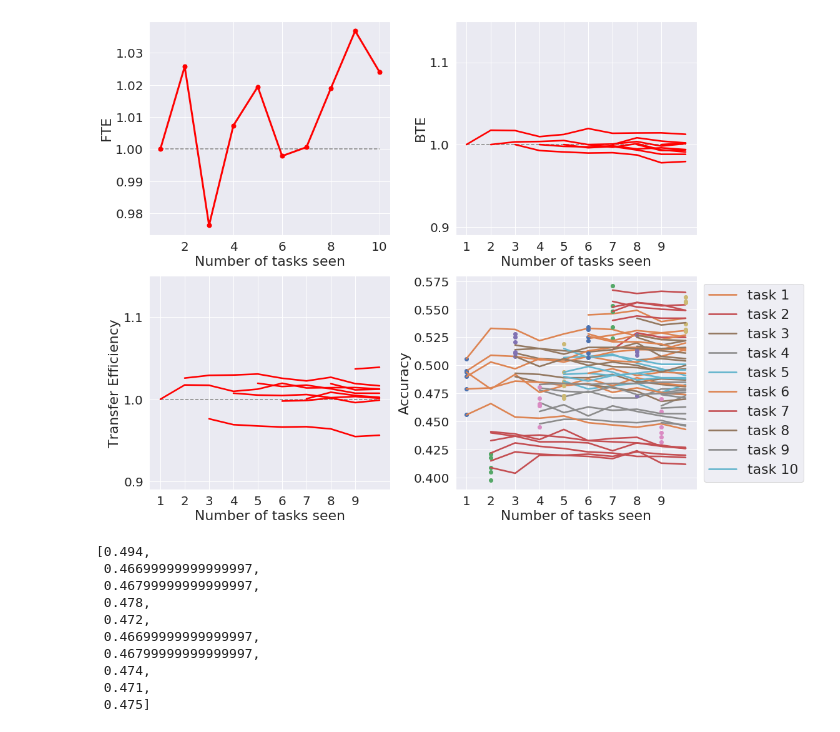
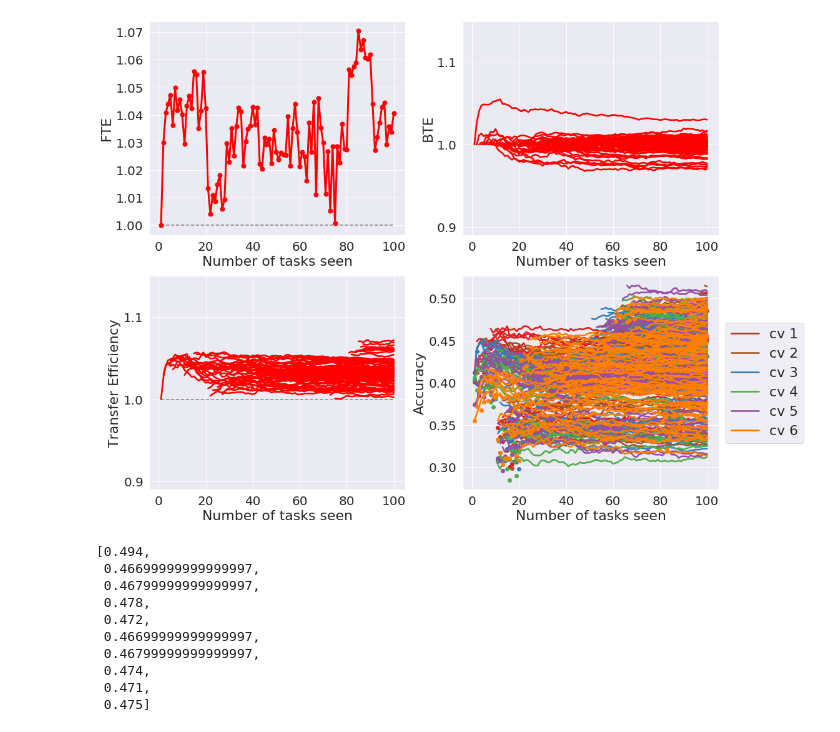
Before and after one commit to neurodata/lifelong_learner, a Jupyter notebook: lifelong_learner/notebooks/plot_syn1_increasing_trees.ipynb, the cells around one changed output. Drawn from its saved outputs; the diff is of its cells as text; code cells hidden in the pictures.

Commit message:
minibatch plot

```diff
--- a/lifelong_learner/notebooks/plot_syn1_increasing_trees.ipynb
+++ b/lifelong_learner/notebooks/plot_syn1_increasing_trees.ipynb
@@ -37,7 +40,7 @@ def get_fte_bte(err, ntrees, cv):
 
     return fte,bte,te
 # %%
-def calc_mean_bte(btes,task_num=10,cv=6):
+def calc_mean_bte(btes,task_num=100,cv=6):
     mean_bte = [[] for i in range(task_num)]
 
 
@@ -51,7 +54,7 @@ def calc_mean_bte(btes,task_num=10,cv=6):
 
     return mean_bte
 # %%
-def calc_mean_te(tes,task_num=10,cv=6):
+def calc_mean_te(tes,task_num=100,cv=6):
     mean_te = [[] for i in range(task_num)]
 
     for j in range(task_num):
@@ -64,7 +67,7 @@ def calc_mean_te(tes,task_num=10,cv=6):
 
     return mean_te
 # %%
-def calc_mean_fte(ftes,task_num=10,cv=6):
+def calc_mean_fte(ftes,task_num=100,cv=6):
     fte = np.asarray(ftes)
 
     return list(np.mean(np.asarray(fte_tmp),axis=0))
@@ -87,7 +90,7 @@ def calc_mean_err(err,task_num=10,cv=6):
 ntrees = 100
 cvs = 6
 alg_num = 1
-task_num = 10
+task_num = 100
 
 btes = [[] for i in range(task_num)]
 ftes = [[] for i in range(task_num)]
@@ -102,9 +105,11 @@ err_tmp = [[] for _ in range(cvs)]
 for cv in range(cvs):
     #filename = '../result/'+'LF_'+str(ntrees)+'__'+str(cv+1)+'.pickle'
 
-    filename = '/data/Jayanta/continual-learning/crossval_res/'+'LF_'+str(ntrees)+'__'+str(cv+1)+'.pickle'
+    #filename = '/data/Jayanta/continual-learning/crossval_res/'+'LF_'+str(ntrees)+'__'+str(cv+1)+'.pickle'
+    filename = '../result/'+'LF'+str(cv+1)+'.pickle'
     print(filename)
     err = unpickle(filename)
+    #print(err)
     fte, bte, te = get_fte_bte(err,ntrees,cv)
 
     err_ = [[] for i in range(task_num)]
@@ -147,7 +149,8 @@ error = calc_mean_err(err_tmp)
 # %%
 sns.set()
 
-clr = ["#e41a1c", "#e41a1c", "#a65628", "#377eb8", "#4daf4a", "#984ea3", "#ff7f00", "#CCCC00"]
+n_tasks=100
+clr = ["#e41a1c", "#a65628", "#377eb8", "#4daf4a", "#984ea3", "#ff7f00", "#CCCC00"]
 c = sns.color_palette(clr, n_colors=len(clr))
 
 fontsize=22
@@ -155,13 +158,13 @@ ticksize=20
 
 fig, ax = plt.subplots(2,2, figsize=(16,11.5))
 #fig.suptitle('ntrees = '+str(ntrees),fontsize=25)
-ax[0][0].plot(np.arange(1,11), fte, c='red', marker='.', markersize=14, linewidth=3)
-ax[0][0].hlines(1, 1,10, colors='grey', linestyles='dashed',linewidth=1.5)
+ax[0][0].plot(np.arange(1,n_tasks+1), fte, c='red', marker='.', markersize=14, linewidth=3)
+ax[0][0].hlines(1, 1,100, colors='grey', linestyles='dashed',linewidth=1.5)
 ax[0][0].tick_params(labelsize=ticksize)
 ax[0][0].set_xlabel('Number of tasks seen', fontsize=fontsize)
 ax[0][0].set_ylabel('FTE', fontsize=fontsize)
 
-n_tasks=10
+
 for i in range(n_tasks):
 
     et = np.asarray(bte[i])
@@ -172,56 +175,55 @@ for i in range(n_tasks):
 ax[0][1].set_xlabel('Number of tasks seen', fontsize=fontsize)
 ax[0][1].set_ylabel('BTE', fontsize=fontsize)
 ax[0][1].set_yticks([.4,.6,.8,.9,1, 1.1,1.2])
-ax[0][1].set_xticks(np.arange(1,10))
+#ax[0][1].set_xticks(np.arange(1,10))
 ax[0][1].set_ylim(0.89, 1.15)
 ax[0][1].tick_params(labelsize=ticksize)
-ax[0][1].hlines(1, 1,10, colors='grey', linestyles='dashed',linewidth=1.5)
+ax[0][1].hlines(1, 1,100, colors='grey', linestyles='dashed',linewidth=1.5)
 
 
-n_tasks=10
+
 for i in range(n_tasks):
 
     et = np.asarray(te[i])
 
     ns = np.arange(i + 1, n_tasks + 1)
     ax[1][0].plot(ns, et, c='red', linewidth = 2.6)
 
 ax[1][0].set_xlabel('Number of tasks seen', fontsize=fontsize)
 ax[1][0].set_ylabel('Transfer Efficiency', fontsize=fontsize)
 ax[1][0].set_yticks([.4,.6,.8,.9,1, 1.1,1.2])
-ax[1][0].set_xticks(np.arange(1,10))
+#ax[1][0].set_xticks(np.arange(1,10))
 ax[1][0].set_ylim(0.89, 1.15)
 ax[1][0].tick_params(labelsize=ticksize)
-ax[1][0].hlines(1, 1,10, colors='grey', linestyles='dashed',linewidth=1.5)
+ax[1][0].hlines(1, 1,100, colors='grey', linestyles='dashed',linewidth=1.5)
 
 
-n_tasks=10
 cv = 6
 for cv_ in range(cv):
-    single_err = unpickle('/data/Jayanta/continual-learning/crossval_res_singletask/'+'LF_single_task_'+str(ntrees)+'__'+str(cv_+1)+'.pickle')
+    single_err = unpickle('../result/LF_single_task'+str(cv_+1)+'.pickle')
 
     for i in range(n_tasks):
         et = np.asarray(err_tmp[cv_][i])
         ns = np.arange(i + 1, n_tasks + 1)
 
-        ax[1][1].plot(i+1, 1-single_err[i], marker='o')
-        if cv_==0:
-            ax[1][1].plot(ns, 1-et, label='task '+str(i+1) ,linewidth = 2.6)
+        ax[1][1].plot(i+1, 1-single_err[i], marker='o',c=c[cv_])
+        if i==0:
+            ax[1][1].plot(ns, 1-et, c=c[cv_], label='cv '+str(cv_+1) ,linewidth = 2.6)
         else:
-            ax[1][1].plot(ns, 1-et, linewidth = 2.6)
+            ax[1][1].plot(ns, 1-et, c=c[cv_], linewidth = 2.6)
 
 
 ax[1][1].legend(loc='center left', bbox_to_anchor=(1, 0.5), fontsize=22)
 ax[1][1].set_xlabel('Number of tasks seen', fontsize=fontsize)
 ax[1][1].set_ylabel('Accuracy', fontsize=fontsize)
 #ax[1][1].set_yticks([.4,.6,.8,.9,1, 1.1,1.2])
-ax[1][1].set_xticks(np.arange(1,10))
+#ax[1][1].set_xticks(np.arange(1,10))
 #ax[1][1].set_ylim(0.89, 1.15)
 ax[1][1].tick_params(labelsize=ticksize)
 
 plt.savefig('/data/Jayanta/fig_trees'+str(ntrees)+'.png',dpi=300)
 # %% [output]
-[figure, old version]
+[figure, new version]
 # %%
 err_tmp[cv_][i]
 # %% [output]
```
Also changed, not shown: parts of 3 cells of this notebook.
